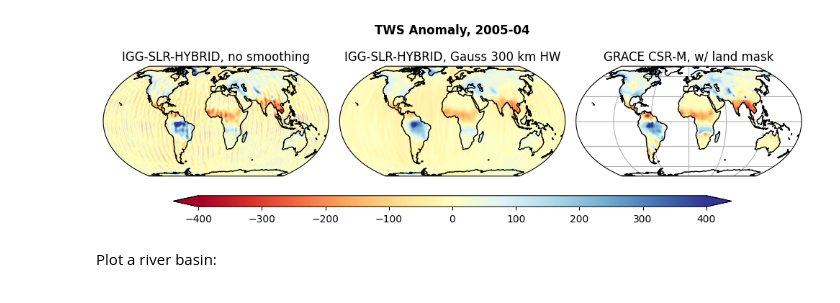
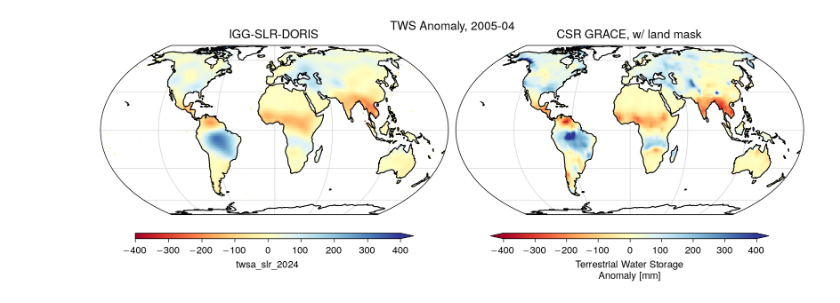
Before and after one commit to lqgentner/deeprec, a Jupyter notebook: notebooks/11-data-processing/slr-processing.ipynb, the cells around one changed output. Cells and saved outputs as stored; diff of their text form; code cells hidden in the pictures.

Commit message:
Removed old IGG SLR product from preprocessing notebook

```diff
--- a/notebooks/11-data-processing/slr-processing.ipynb
+++ b/notebooks/11-data-processing/slr-processing.ipynb
@@ -20,7 +18,7 @@ ModuleNotFoundError: No module named 'matplotlib'
 # %%
 set_matplotlib_formats("retina")
 # sns.set_style("ticks")
-plt.style.use(ROOT_DIR / "config/style_notebook.mplstyle")
+plt.style.use(ROOT_DIR / "config/style_paper.mplstyle")
 
 # Register dask progress bar
 ProgressBar(minimum=5).register()
@@ -108,0 +68,5 @@ shxarray-INFO: C:\Users\luisg/.cache/shxarray_storage\Love\geoslurp_dump_llove.s
+# %%
+slr = xr.open_dataset(
+    ROOT_DIR / "data/raw/eval/slr_doris/boerger/IGG_SLR_DORIS_A_EWH_Land_1995-2015.nc"
+)
+slr
@@ -109,10 +117,8 @@ shxarray-INFO: C:\Users\luisg/.cache/shxarray_storage\Love\geoslurp_dump_llove.s
 # %%
-# Adjust time to the first of the month
-ds_twsa_grid["time"] = (
-    pd.to_datetime(ds_twsa_grid.time) + MonthBegin() - MonthBegin(normalize=True)
-)
+# Resort grid indices
+slr = pp.clean_grid(slr)
 # Reorder dimensions
 dims = ("time", "lat", "lon", ...)
-ds_twsa_grid = ds_twsa_grid.transpose(*dims)
+slr = slr.transpose(*dims)
 # Set attributes (use the one from CSR)
-ds_twsa_grid = pp.set_dim_attrs(ds_twsa_grid)
+slr = pp.set_dim_attrs(slr)
@@ -120,11 +128,11 @@ ds_twsa_grid = pp.set_dim_attrs(ds_twsa_grid)
 # Write to file
 WRITE = True
 
-ZARR_STORE = ROOT_DIR / "data/processed/igg-slr-hybrid.zarr"
+ZARR_STORE = ROOT_DIR / "data/processed/igg-slr-hybrid-2.zarr"
 
 if WRITE:
-    ds_twsa_grid.chunk(time=-1, lat=120, lon=120).astype(np.float32).to_zarr(
+    slr.chunk(time=-1, lat=120, lon=120).astype(np.float32).to_zarr(
         ZARR_STORE, mode="w"
     )
 else:
-    ds_twsa_grid = xr.open_zarr(ZARR_STORE)
+    slr = xr.open_zarr(ZARR_STORE)
@@ -134,18 +155,18 @@ ds_twsa_grid["twsa_csr"] = csr_grid.compute()
 # %%
 # Plot results
 TIME = "2005-04"
 plot_kwargs = dict(vmin=-400, coastlines=True, gridlines=True)
-p = (
-    ds_twsa_grid.sel(time=TIME)
-    .to_dataarray()
-    .dr.projplot(col="variable", **plot_kwargs)
+
+fig, axs = plt.subplots(
+    ncols=2, figsize=(8, 3), subplot_kw={"projection": ccrs.EqualEarth()}
 )
-p.fig.suptitle(f"TWS Anomaly, {TIME}", weight="bold")
-axs = p.axs.flatten()
-axs[0].set_title("IGG-SLR-HYBRID, no smoothing")
-axs[1].set_title("IGG-SLR-HYBRID, Gauss 300 km HW")
-axs[2].set_title("GRACE CSR-M, w/ land mask");
+
+
+fig.suptitle(f"TWS Anomaly, {TIME}", weight="bold")
+slr.twsa_slr_2024.sel(time=TIME).dr.projplot(ax=axs[0], **plot_kwargs)
+csr_grid.sel(time=TIME).dr.projplot(ax=axs[1], **plot_kwargs)
+
+axs[0].set_title("IGG-SLR-DORIS")
+axs[1].set_title("CSR GRACE, w/ land mask");
 # %% [output]
-[figure, old version]
+[figure, new version]
-# %% [markdown]
-Plot a river basin:
```
Also changed, not shown: parts of 26 cells of this notebook.
